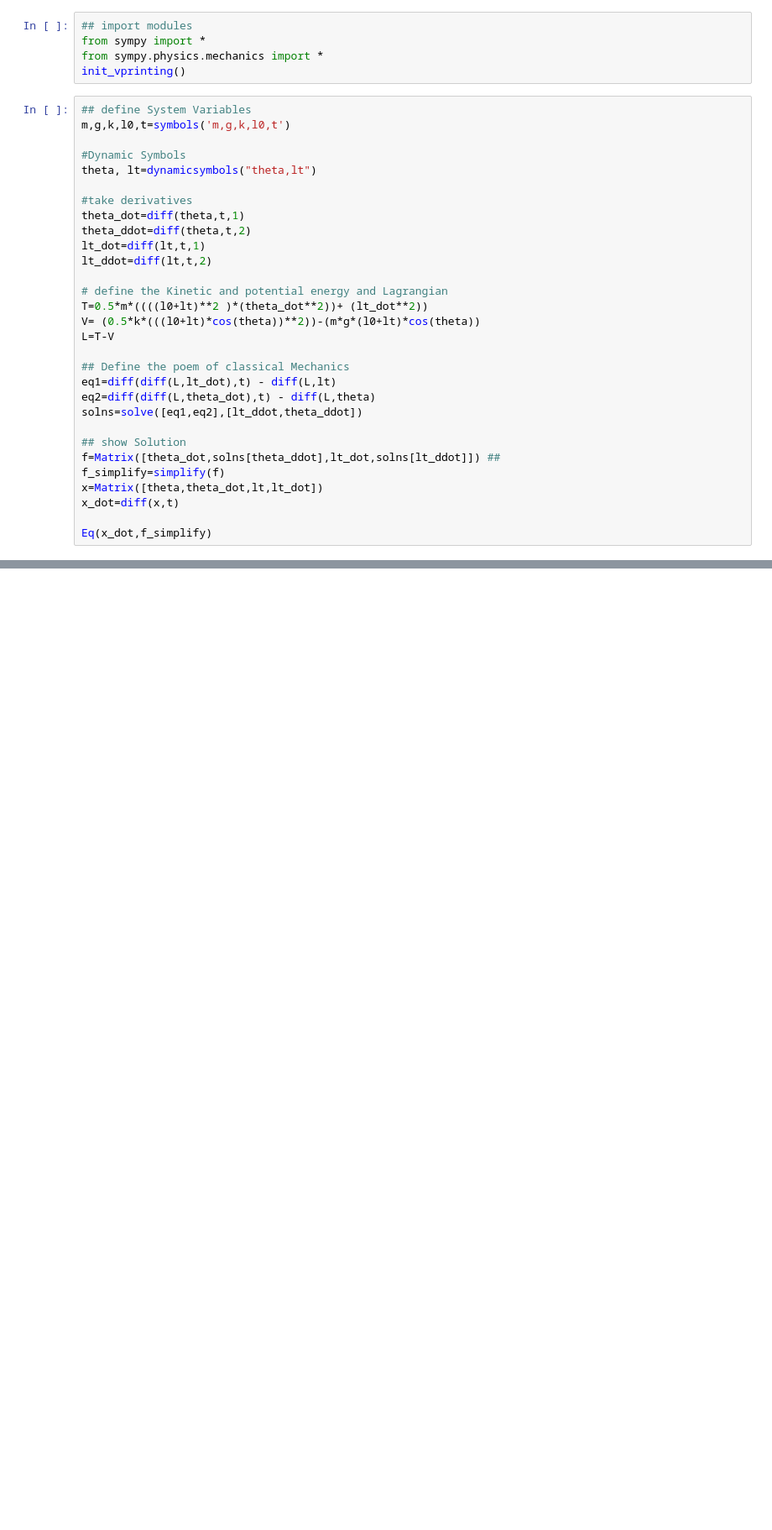
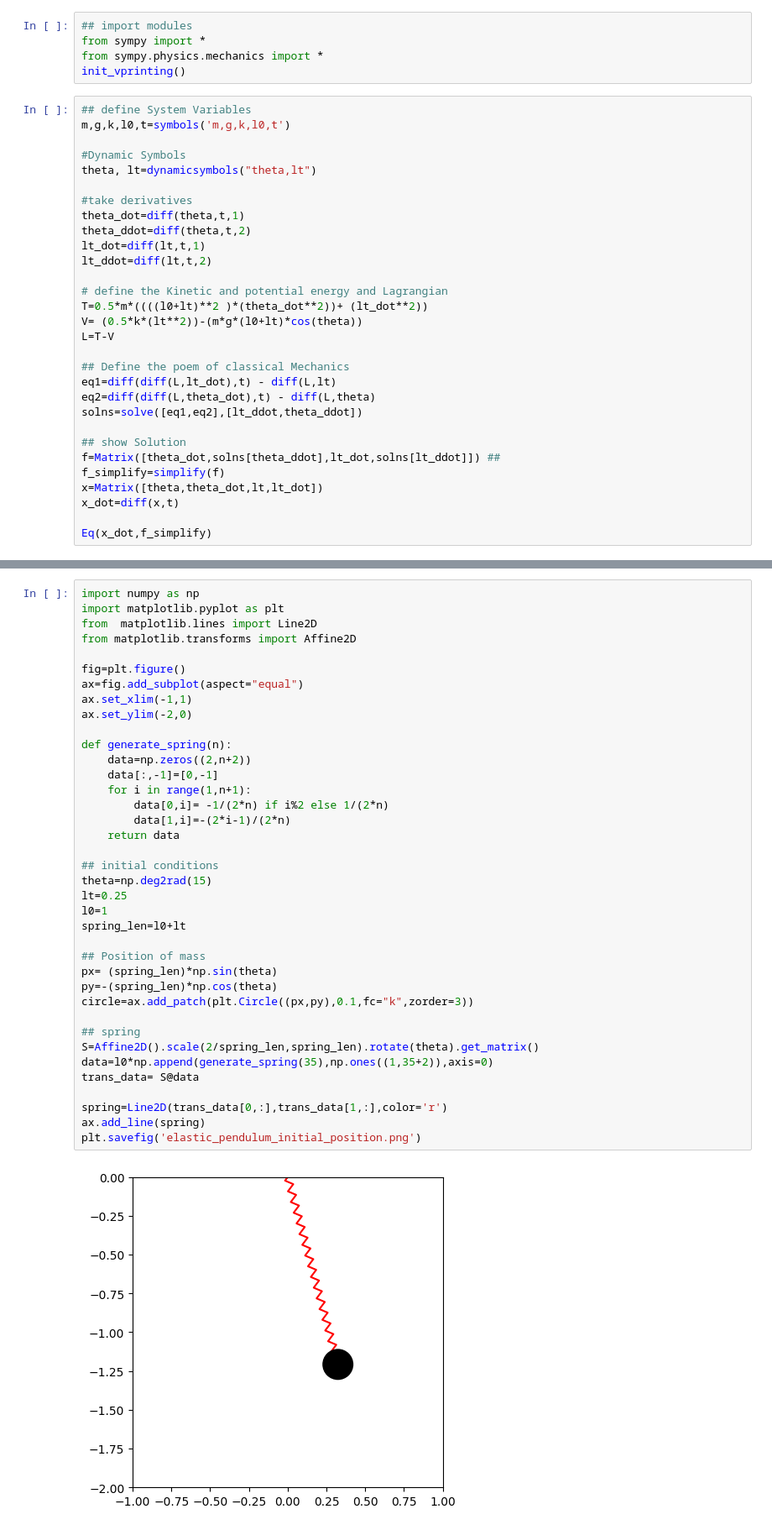
Before and after one commit to tharani2503/Mathematical_Modelling, a Jupyter notebook: Elastic_pendulm_animation/Elastic_pendulum.ipynb, the cells around one changed output, grey strips where cells are left out. Shown at 84% size. Saved outputs shown, nothing was run; the diff lists cells and outputs as text; blank space fills up the shorter version.

```diff
--- a/Elastic_pendulm_animation/Elastic_pendulum.ipynb
+++ b/Elastic_pendulm_animation/Elastic_pendulum.ipynb
@@ -18,7 +18,7 @@ lt_ddot=diff(lt,t,2)
 
 # define the Kinetic and potential energy and Lagrangian
 T=0.5*m*((((l0+lt)**2 )*(theta_dot**2))+ (lt_dot**2))
-V= (0.5*k*(((l0+lt)*cos(theta))**2))-(m*g*(l0+lt)*cos(theta))
+V= (0.5*k*(lt**2))-(m*g*(l0+lt)*cos(theta))
 L=T-V
 
 ## Define the poem of classical Mechanics
@@ -91,0 +91,40 @@ plt.show()
+# %%
+import numpy as np
+import matplotlib.pyplot as plt
+from  matplotlib.lines import Line2D
+from matplotlib.transforms import Affine2D
+
+fig=plt.figure()
+ax=fig.add_subplot(aspect="equal")
+ax.set_xlim(-1,1)
+ax.set_ylim(-2,0)
+
+def generate_spring(n):
+    data=np.zeros((2,n+2))
+    data[:,-1]=[0,-1]
+    for i in range(1,n+1):
+        data[0,i]= -1/(2*n) if i%2 else 1/(2*n)
+        data[1,i]=-(2*i-1)/(2*n)
+    return data
+
+## initial conditions
+theta=np.deg2rad(15)
+lt=0.25
+l0=1
+spring_len=l0+lt
+
+## Position of mass
+px= (spring_len)*np.sin(theta)
+py=-(spring_len)*np.cos(theta)
+circle=ax.add_patch(plt.Circle((px,py),0.1,fc="k",zorder=3))
+
+## spring
+S=Affine2D().scale(2/spring_len,spring_len).rotate(theta).get_matrix()
+data=l0*np.append(generate_spring(35),np.ones((1,35+2)),axis=0)
+trans_data= S@data
+
+spring=Line2D(trans_data[0,:],trans_data[1,:],color='r')
+ax.add_line(spring)
+plt.savefig('elastic_pendulum_initial_position.png')
+# %% [output]
+[figure, added]
```
Also changed, not shown: parts of 5 cells of this notebook, 1 other file.
